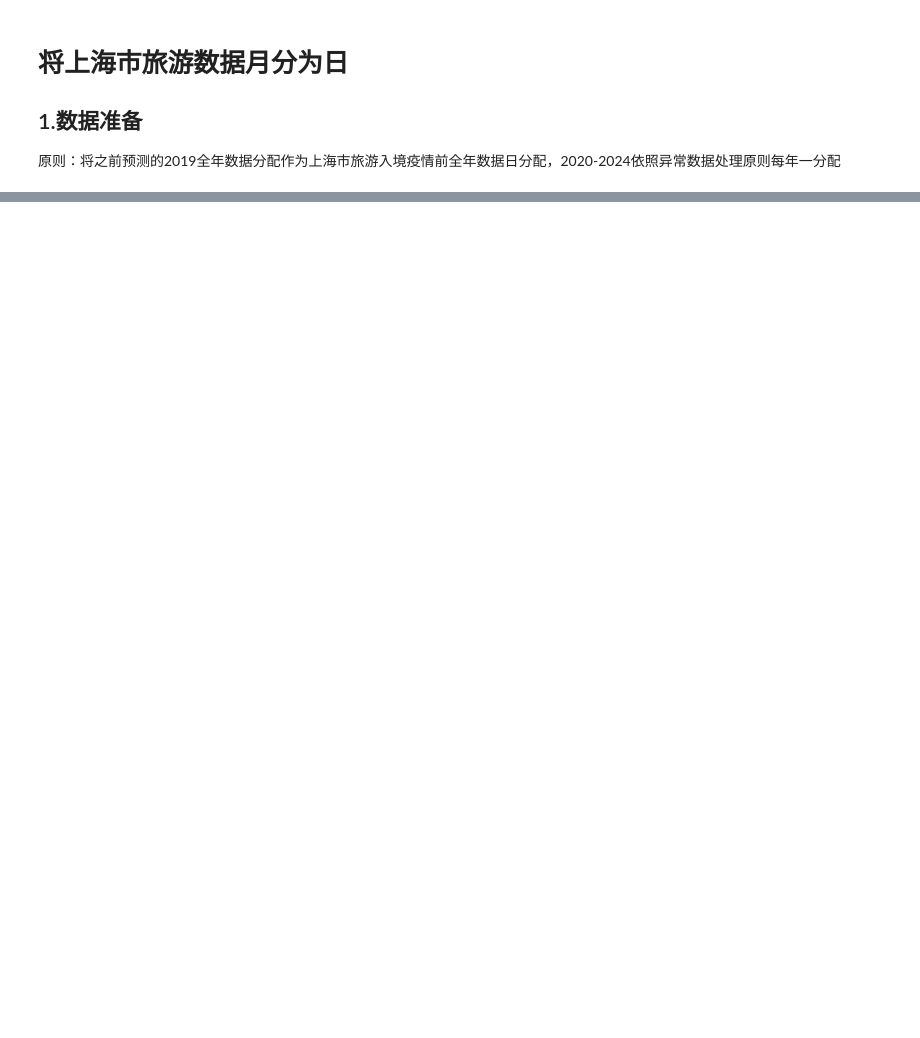
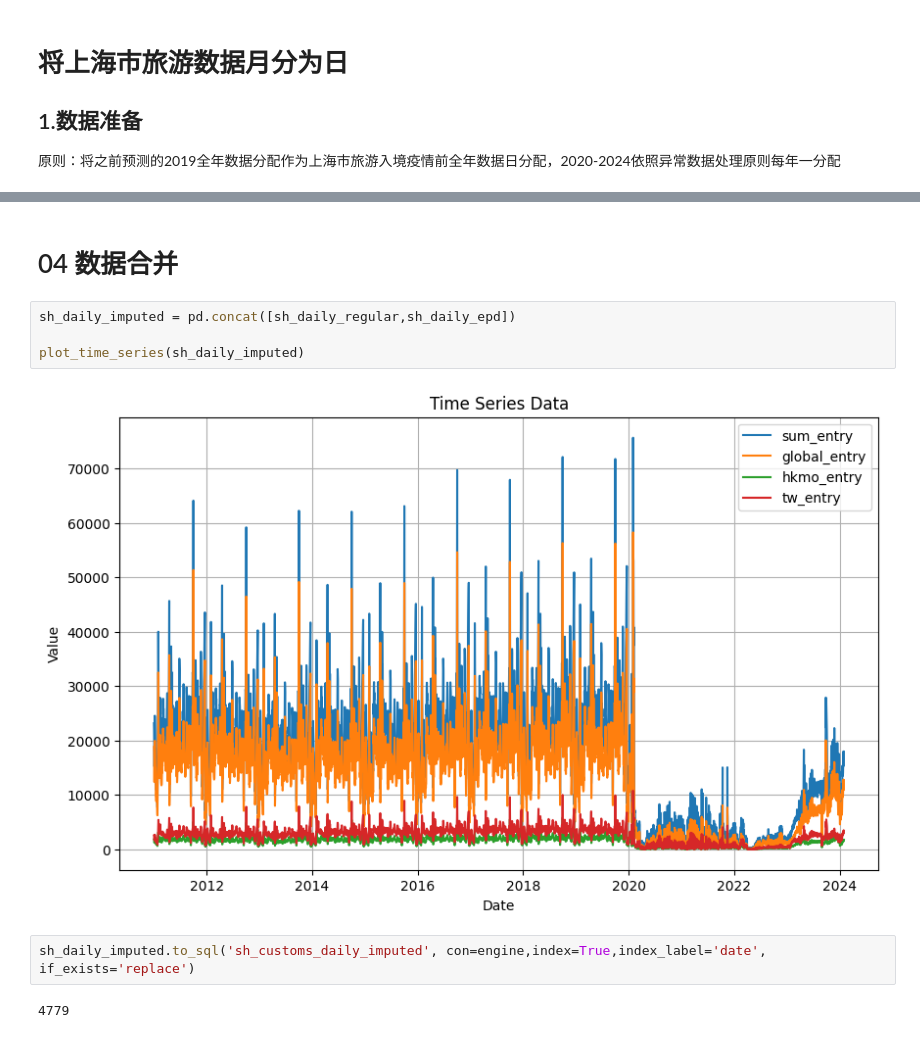
Before and after one commit to jiadol/Travel_Ml, a Jupyter notebook: notebooks/04_interpolation.ipynb, the cells around one changed output, grey strips where cells are left out. Drawn from its saved outputs; the diff is of its cells as text; blank space fills up the shorter version.

```diff
--- a/notebooks/04_interpolation.ipynb
+++ b/notebooks/04_interpolation.ipynb
@@ -62,0 +148,12 @@ sh_daily_epd = sh_daily_fake_epd.multiply(special_ratio['CN_airport_departure'],
+# %% [markdown]
+# 04 数据合并
+# %%
+sh_daily_imputed = pd.concat([sh_daily_regular,sh_daily_epd])
+
+plot_time_series(sh_daily_imputed)
+# %% [output]
+[figure, added]
+# %%
+sh_daily_imputed.to_sql('sh_customs_daily_imputed', con=engine,index=True,index_label='date', if_exists='replace')
+# %% [output]
+4779
```
Also changed, not shown: parts of 10 cells of this notebook, 1 other file.
